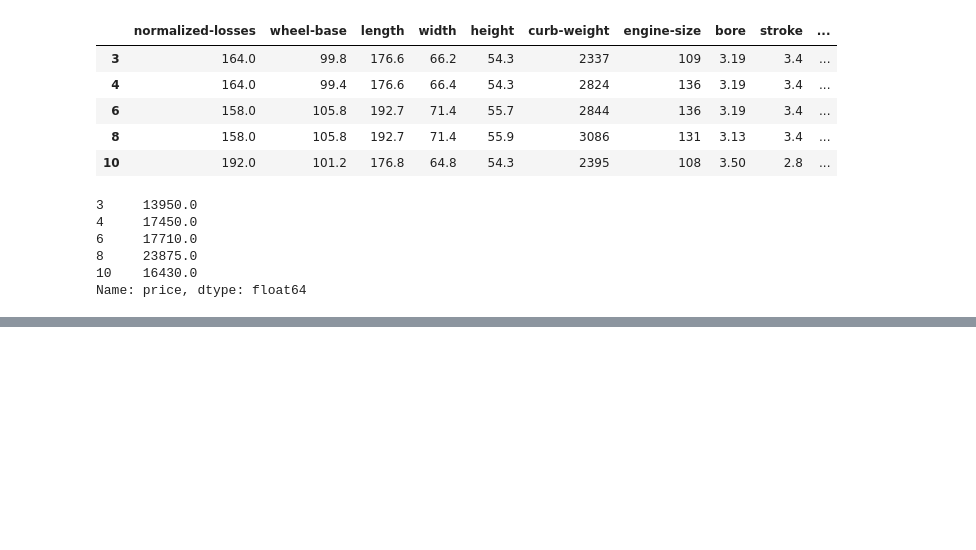
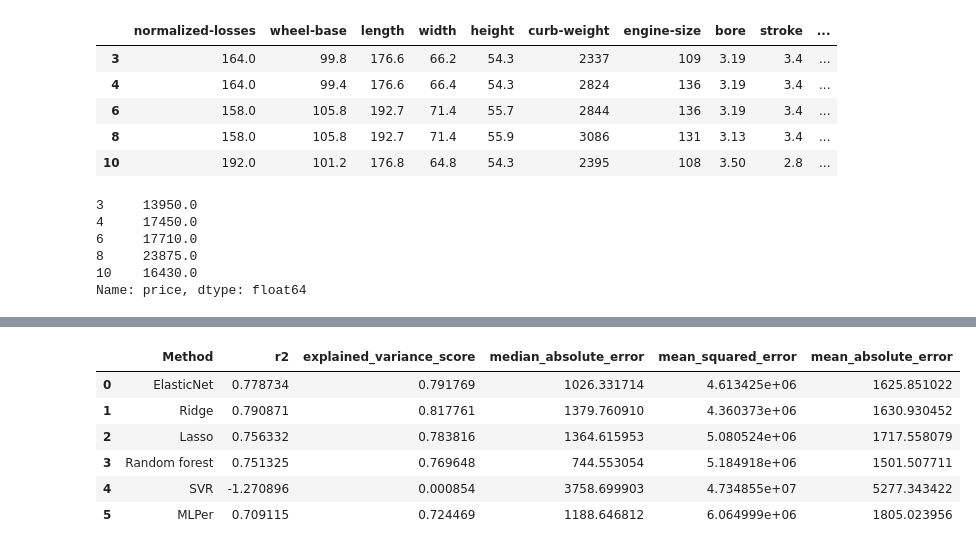
Before and after one commit to muchas/bootcamp, a Jupyter notebook: AD_Z07_I_cross_validation.ipynb, the cells around one changed output, grey strips where cells are left out. Drawn from its saved outputs; the diff is of its cells as text; code cells hidden in the pictures; blank space fills up the shorter version.

```diff
--- a/AD_Z07_I_cross_validation.ipynb
+++ b/AD_Z07_I_cross_validation.ipynb
@@ -137,0 +208,30 @@ y_test = y[-30:]
+# %%
+from sklearn import  metrics
+
+
+models = []
+models.append(('ElasticNet', grid_1.best_estimator_))
+models.append(('Ridge', grid_2.best_estimator_))
+models.append(('Lasso', grid_3.best_estimator_))
+models.append(('Random forest', grid_4.best_estimator_))
+models.append(('SVR', grid_5.best_estimator_))
+models.append(('MLPer', grid_6.best_estimator_))
+
+
+r2 = []
+explained_variance_score = []
+median_absolute_error = []
+mean_squared_error = []
+mean_absolute_error = []
+for name, model in models:
+    print(name)
+    print("R^2: {}".format(metrics.r2_score(y_test, model.predict(X_test)) ))
+    print("Explained variance score: {}".format( metrics.explained_variance_score(y_test, model.predict(X_test)) ))
+    print("Median absolute error: {}".format( metrics.median_absolute_error(y_test, model.predict(X_test)) ))
+    print("Mean squared error: {}".format( metrics.mean_squared_error(y_test, model.predict(X_test)) ))
+    print("Mean absolute errors: {}".format(metrics.mean_absolute_error(y_test, model.predict(X_test)) ))
+    r2.append(metrics.r2_score(y_test, model.predict(X_test)))
+    explained_variance_score.append(metrics.explained_variance_score(y_test, model.predict(X_test)))
+    median_absolute_error.append( metrics.median_absolute_error(y_test, model.predict(X_test)))
+    mean_squared_error.append(metrics.mean_squared_error(y_test, model.predict(X_test)))
+    mean_absolute_error.append(metrics.mean_absolute_error(y_test, model.predict(X_test)))
@@ -137,0 +256,19 @@ y_test = y[-30:]
+# %%
+import pandas as pd
+d = {'r2': r2,
+     'explained_variance_score': explained_variance_score,
+     'median_absolute_error': median_absolute_error,
+     'mean_squared_error' : mean_squared_error,
+     'mean_absolute_error' : mean_absolute_error,
+    }
+df = pd.DataFrame(data=d)
+df.insert(loc=0, column='Method', value=['ElasticNet', 'Ridge', 'Lasso', 'Random forest', 'SVR', "MLPer"])
+df
+# %% [output]
+|  | Method | r2 | explained_variance_score | median_absolute_error | mean_squared_error | mean_absolute_error |
+| 0 | ElasticNet | 0.778734 | 0.791769 | 1026.331714 | 4.613425e+06 | 1625.851022 |
+| 1 | Ridge | 0.790871 | 0.817761 | 1379.760910 | 4.360373e+06 | 1630.930452 |
+| 2 | Lasso | 0.756332 | 0.783816 | 1364.615953 | 5.080524e+06 | 1717.558079 |
+| 3 | Random forest | 0.751325 | 0.769648 | 744.553054 | 5.184918e+06 | 1501.507711 |
+| 4 | SVR | -1.270896 | 0.000854 | 3758.699903 | 4.734855e+07 | 5277.343422 |
+| 5 | MLPer | 0.709115 | 0.724469 | 1188.646812 | 6.064999e+06 | 1805.023956 |
```
Also changed, not shown: parts of 9 cells of this notebook, 17 other files.
